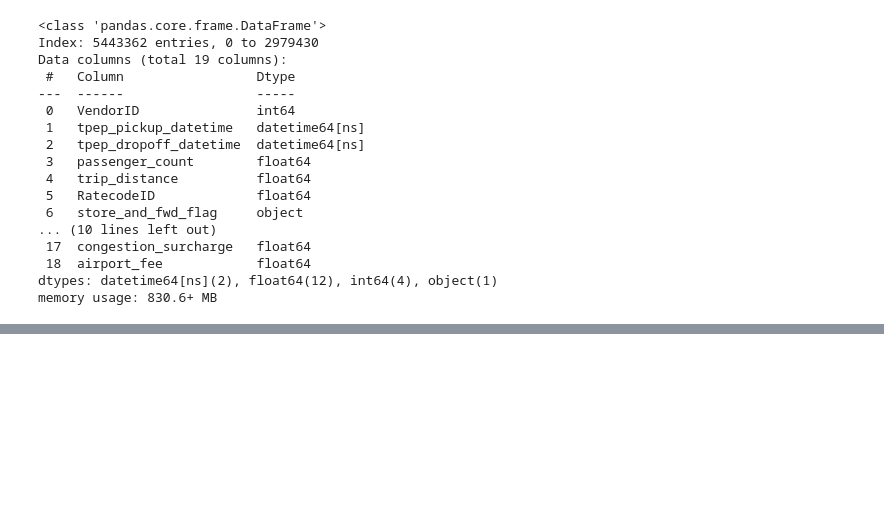
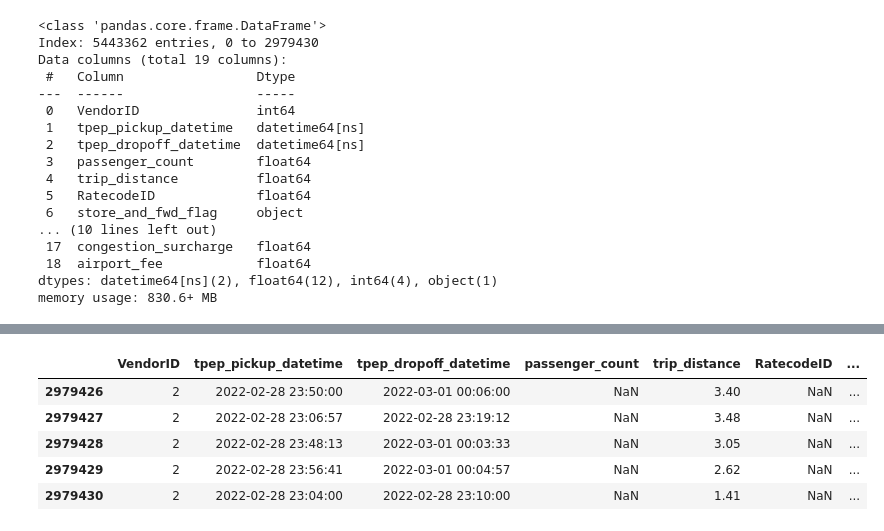
Before and after one commit to trungducnguyenvn/mlops-project, a Jupyter notebook: week1.ipynb, the cells around one changed output, grey strips where cells are left out. Cells and saved outputs as stored; diff of their text form; code cells hidden in the pictures; blank space fills up the shorter version.

```diff
--- a/week1.ipynb
+++ b/week1.ipynb
@@ -51,0 +61,9 @@ memory usage: 830.6+ MB
+# %%
+df.tail()
+# %% [output]
+|  | VendorID | tpep_pickup_datetime | tpep_dropoff_datetime | passenger_count | trip_distance | RatecodeID | ... |
+| 2979426 | 2 | 2022-02-28 23:50:00 | 2022-03-01 00:06:00 | NaN | 3.40 | NaN | ... |
+| 2979427 | 2 | 2022-02-28 23:06:57 | 2022-02-28 23:19:12 | NaN | 3.48 | NaN | ... |
+| 2979428 | 2 | 2022-02-28 23:48:13 | 2022-03-01 00:03:33 | NaN | 3.05 | NaN | ... |
+| 2979429 | 2 | 2022-02-28 23:56:41 | 2022-03-01 00:04:57 | NaN | 2.62 | NaN | ... |
+| 2979430 | 2 | 2022-02-28 23:04:00 | 2022-02-28 23:10:00 | NaN | 1.41 | NaN | ... |
```
Also changed, not shown: parts of 10 cells of this notebook, 2 other files.
